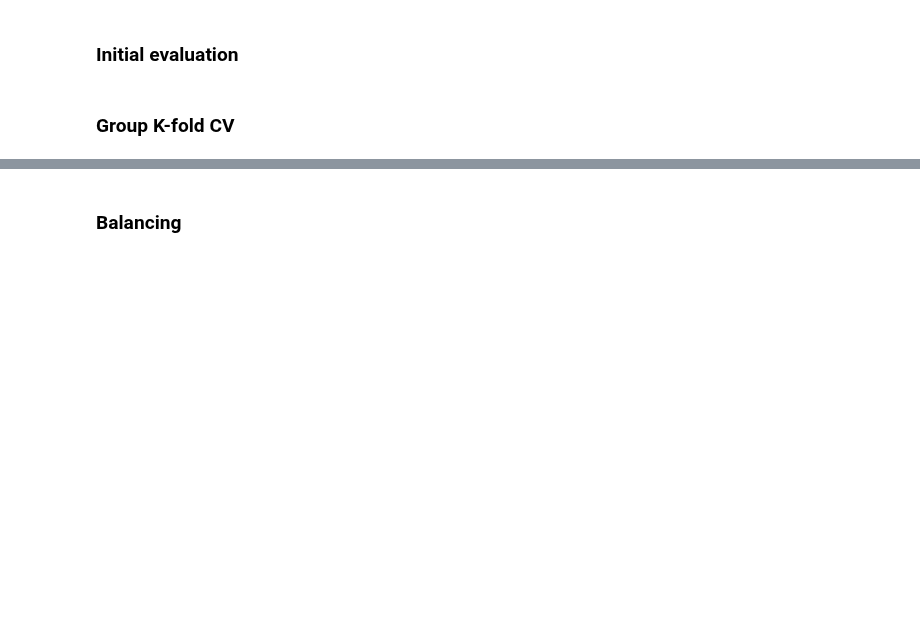
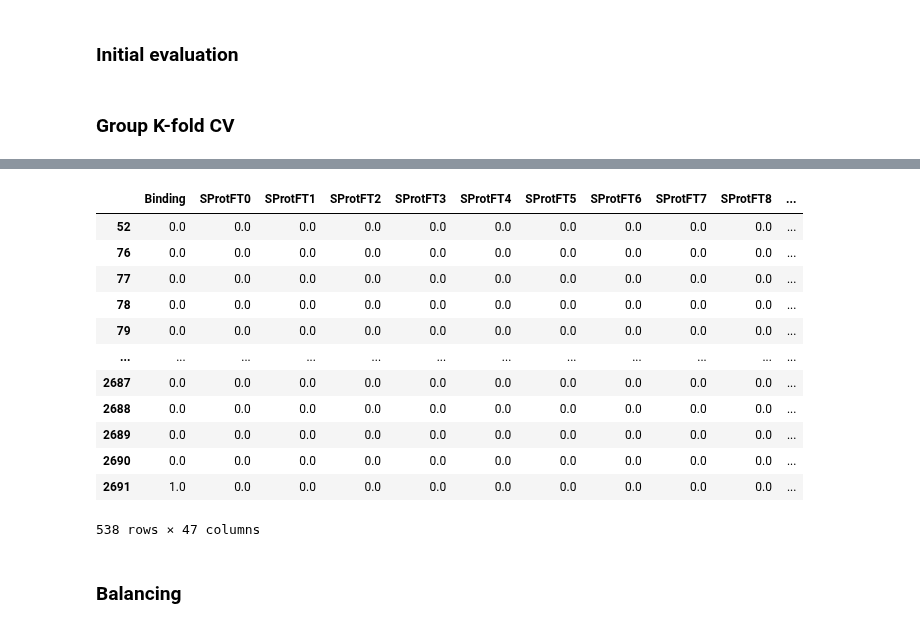
Before and after one commit to Shamin2512/SKL_E2, a Jupyter notebook: MutationClassification.ipynb, the cells around one changed output, grey strips where cells are left out. Drawn from its saved outputs; the diff is of its cells as text; code cells hidden in the pictures; blank space fills up the shorter version.

```diff
--- a/MutationClassification.ipynb
+++ b/MutationClassification.ipynb
@@ -210,3 +206,37 @@ def CV(BF, Input_CV, Output_CV, Protein_Groups):
+# %%
+file = "E2.csv"
+Cleaned = Clean_data(file)
+Training_Set, Testing_Set, labels = Train_Test_Split(Cleaned)
+
+Input_CV, Output_CV, Protein_Groups = Group_data(Training_Set)
+Input_train, Classes_train, Input_val, Classes_val = CV(Input_CV, Output_CV, Protein_Groups)
+
+
+# classData = labels.to_numpy()
+# inData = Training_Set.to_numpy()
+
+# minClass, minSize, maxSize = find_minority_class(classData)
+# usedLines = balance(inData, classData, minClass, minSize)
+
+# train_balance = balance_data(inData, classData, usedLines)
+# BF = Balance_ratio(maxSize, minSize)
+# train_folds = Balance_Folds(BF, inData, classData, minClass, minSize)
+# %%
+Input_val
+# %% [output]
+|  | Binding | SProtFT0 | SProtFT1 | SProtFT2 | SProtFT3 | SProtFT4 | SProtFT5 | SProtFT6 | SProtFT7 | SProtFT8 | ... |
+| 52 | 0.0 | 0.0 | 0.0 | 0.0 | 0.0 | 0.0 | 0.0 | 0.0 | 0.0 | 0.0 | ... |
+| 76 | 0.0 | 0.0 | 0.0 | 0.0 | 0.0 | 0.0 | 0.0 | 0.0 | 0.0 | 0.0 | ... |
+| 77 | 0.0 | 0.0 | 0.0 | 0.0 | 0.0 | 0.0 | 0.0 | 0.0 | 0.0 | 0.0 | ... |
+| 78 | 0.0 | 0.0 | 0.0 | 0.0 | 0.0 | 0.0 | 0.0 | 0.0 | 0.0 | 0.0 | ... |
+| 79 | 0.0 | 0.0 | 0.0 | 0.0 | 0.0 | 0.0 | 0.0 | 0.0 | 0.0 | 0.0 | ... |
+| ... | ... | ... | ... | ... | ... | ... | ... | ... | ... | ... | ... |
+| 2687 | 0.0 | 0.0 | 0.0 | 0.0 | 0.0 | 0.0 | 0.0 | 0.0 | 0.0 | 0.0 | ... |
+| 2688 | 0.0 | 0.0 | 0.0 | 0.0 | 0.0 | 0.0 | 0.0 | 0.0 | 0.0 | 0.0 | ... |
+| 2689 | 0.0 | 0.0 | 0.0 | 0.0 | 0.0 | 0.0 | 0.0 | 0.0 | 0.0 | 0.0 | ... |
+| 2690 | 0.0 | 0.0 | 0.0 | 0.0 | 0.0 | 0.0 | 0.0 | 0.0 | 0.0 | 0.0 | ... |
+| 2691 | 1.0 | 0.0 | 0.0 | 0.0 | 0.0 | 0.0 | 0.0 | 0.0 | 0.0 | 0.0 | ... |
+538 rows × 47 columns
 # %% [markdown]
 ### Balancing
 # %%
```
Also changed, not shown: parts of 3 cells of this notebook.
